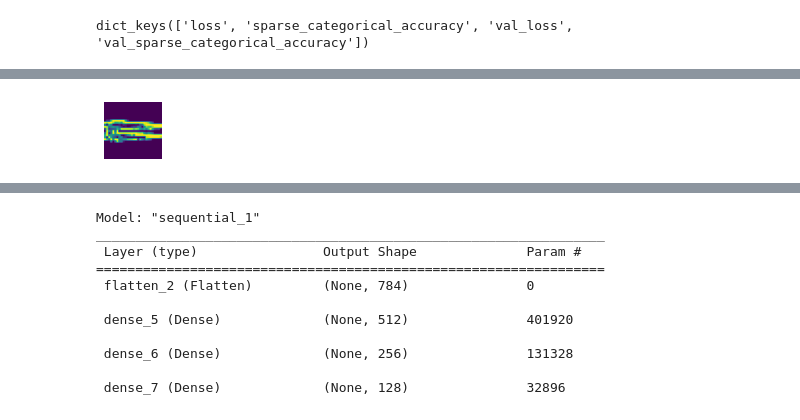
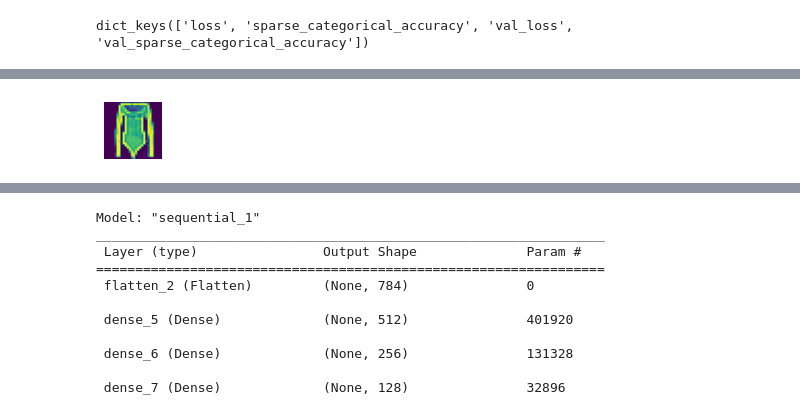
Before and after one commit to kanies89/Kodilla---Module_18.3_Task_1, a Jupyter notebook: Kodilla - Module_18.3_Task_1.ipynb, the cells around one changed output, grey strips where cells are left out. Saved outputs shown, nothing was run; the diff lists cells and outputs as text; code cells hidden in the pictures.

```diff
--- a/Kodilla - Module_18.3_Task_1.ipynb
+++ b/Kodilla - Module_18.3_Task_1.ipynb
@@ -206,35 +206,31 @@ visualize(cv_image)
 # %%
 transform = A.Compose([
-        A.RandomRotate90(),
-        A.Flip(),
-        A.Transpose(),
         A.OneOf([
             A.GaussNoise(),
         ], p=0.2),
         A.OneOf([
             A.MotionBlur(p=.2),
             A.MedianBlur(blur_limit=3, p=0.1),
             A.Blur(blur_limit=3, p=0.1),
         ], p=0.2),
-        A.ShiftScaleRotate(shift_limit=0.0625, scale_limit=0.2, rotate_limit=45, p=0.2),
         A.OneOf([
             A.OpticalDistortion(p=0.3),
             A.GridDistortion(p=.1),
             A.PiecewiseAffine(p=0.3),
         ], p=0.2),
         A.OneOf([
             A.CLAHE(clip_limit=2),
             A.IAASharpen(),
             A.IAAEmboss(),
             A.RandomBrightnessContrast(),
         ], p=0.3),
         A.HueSaturationValue(hue_shift_limit=0, sat_shift_limit=0, p=0.3),
     ])
 np.random.seed(42)
 augmented_image = transform(image=cv_image)['image']
 visualize(augmented_image)
 # %% [output]
-[figure, old version]
+[figure, new version]
 # %%
 cv_image = img_as_ubyte(X_train[3])
 visualize(cv_image)
```
Also changed, not shown: parts of 21 cells of this notebook, 41 other files.
